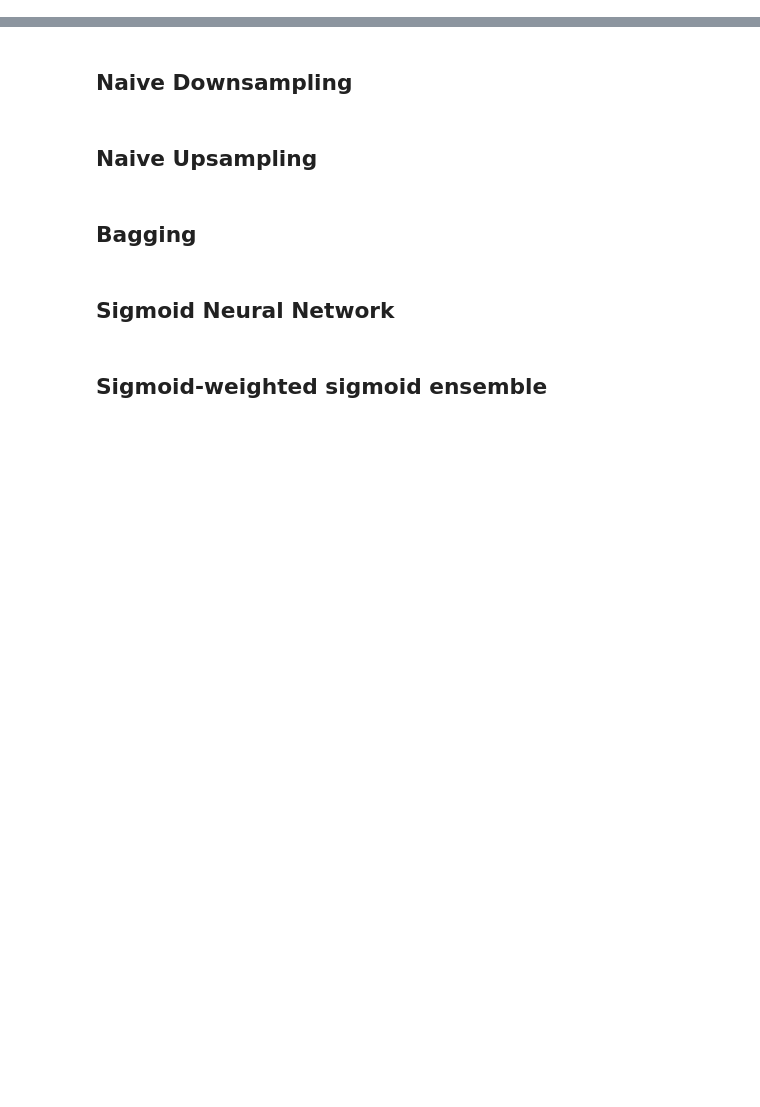
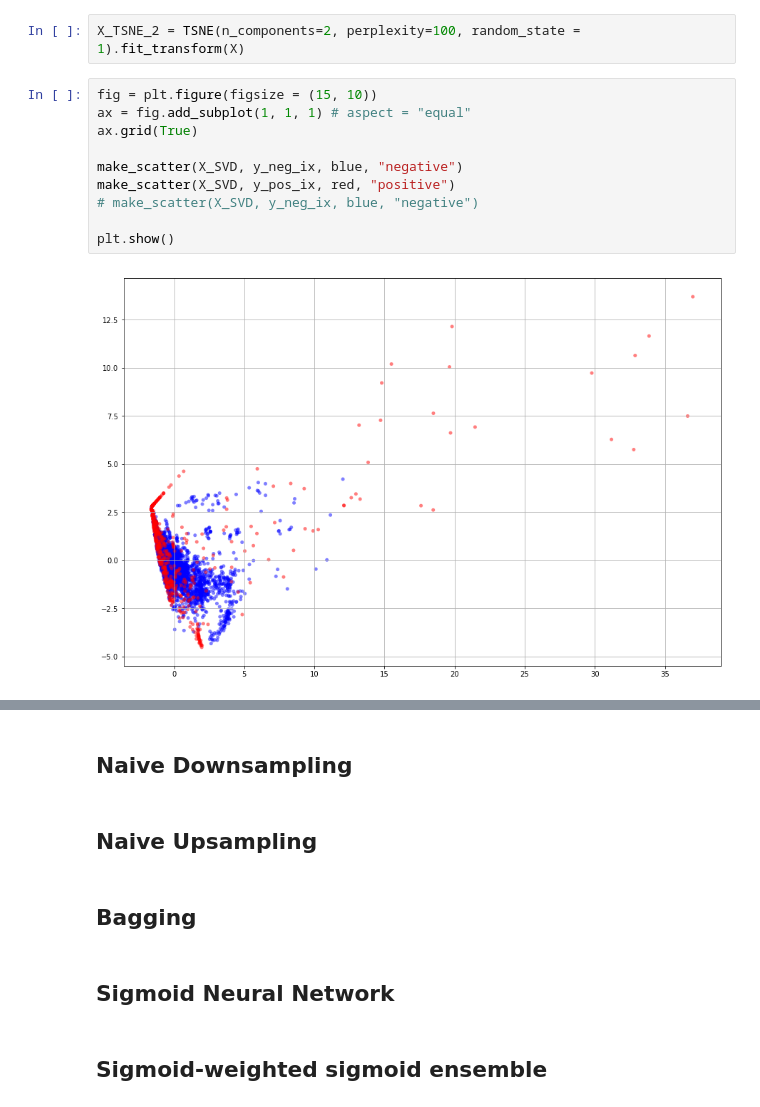
Before and after one commit to chrismbryant/imbalanced-data-classification, a Jupyter notebook: notebooks/imbalanced_data_methods.ipynb, the cells around one changed output, grey strips where cells are left out. Drawn from its saved outputs; the diff is of its cells as text; blank space fills up the shorter version.

```diff
--- a/notebooks/imbalanced_data_methods.ipynb
+++ b/notebooks/imbalanced_data_methods.ipynb
@@ -7,0 +124,14 @@ import imblearn
+# %%
+X_TSNE_2 = TSNE(n_components=2, perplexity=100, random_state = 1).fit_transform(X)
+# %%
+fig = plt.figure(figsize = (15, 10))
+ax = fig.add_subplot(1, 1, 1) # aspect = "equal"
+ax.grid(True)
+
+make_scatter(X_SVD, y_neg_ix, blue, "negative")
+make_scatter(X_SVD, y_pos_ix, red, "positive")
+# make_scatter(X_SVD, y_neg_ix, blue, "negative")
+
+plt.show()
+# %% [output]
+[figure, added]
```
Also changed, not shown: parts of 13 cells of this notebook, 2 other files.
